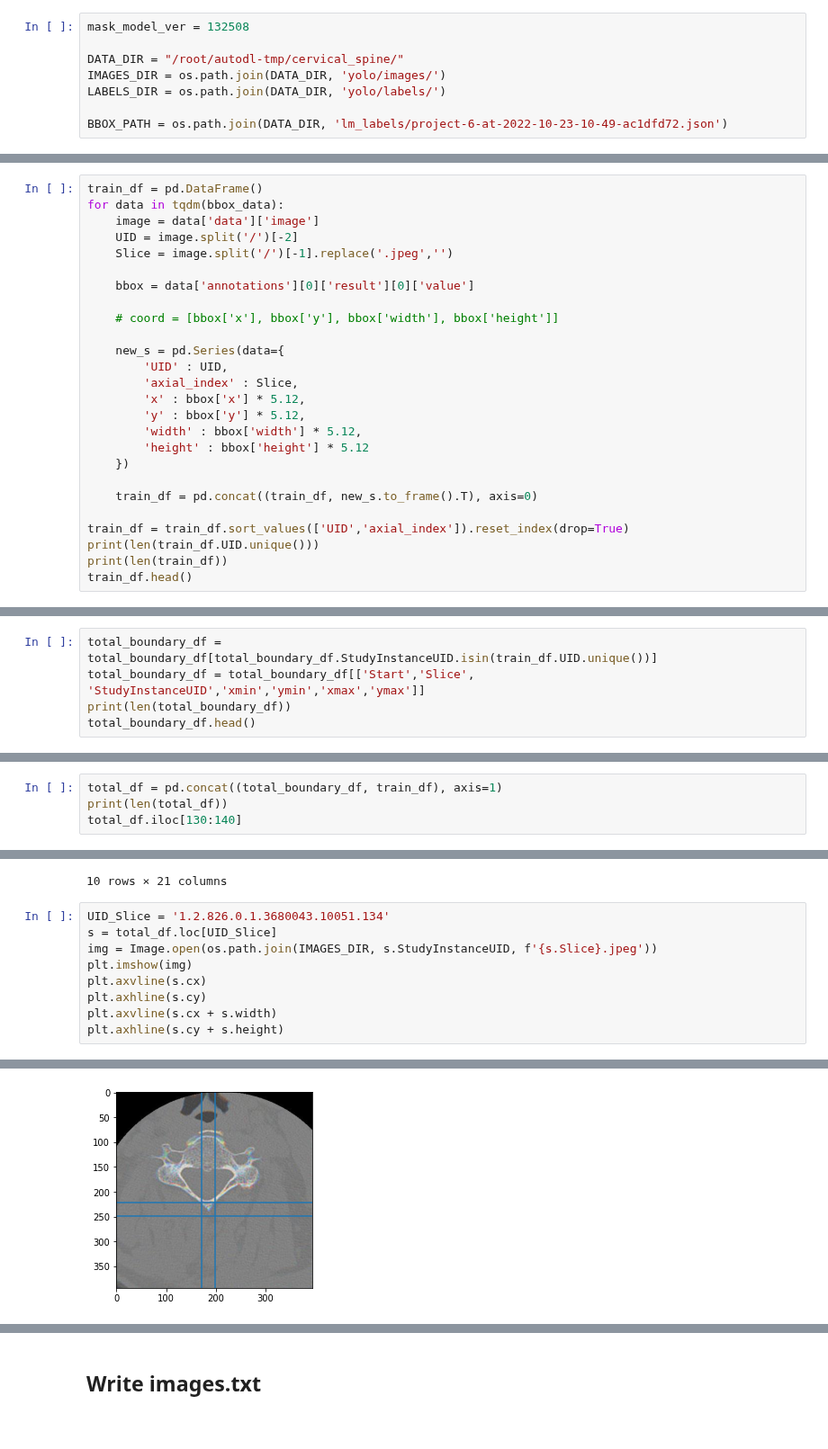
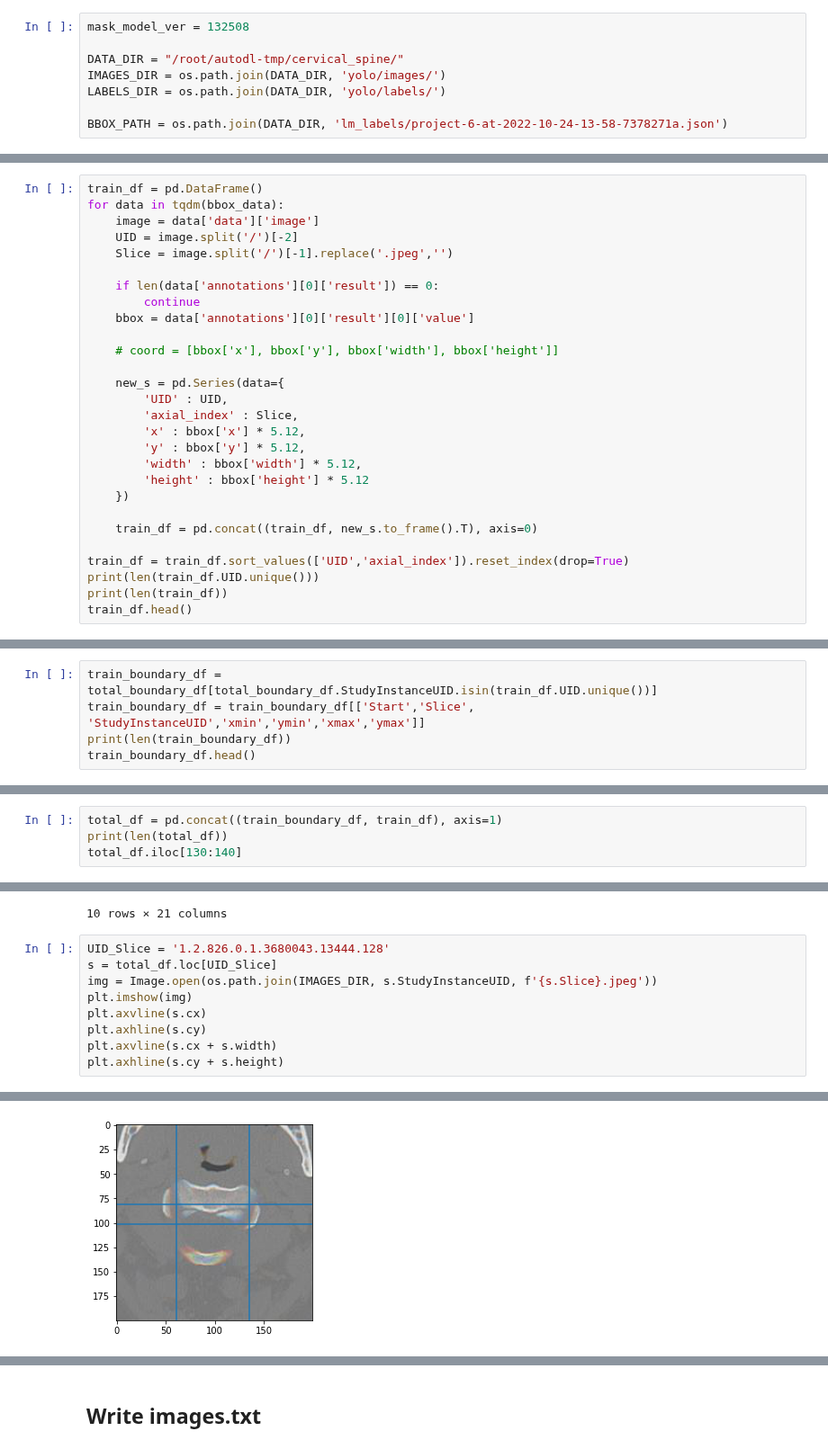
Before and after one commit to ghty011/cervical_spine, a Jupyter notebook: final/generate_yolo_labels.ipynb, the cells around one changed output, grey strips where cells are left out. Shown at 90% size. Saved outputs shown, nothing was run; the diff lists cells and outputs as text.

```diff
--- a/final/generate_yolo_labels.ipynb
+++ b/final/generate_yolo_labels.ipynb
@@ -15,7 +15,7 @@ DATA_DIR = "/root/autodl-tmp/cervical_spine/"
 IMAGES_DIR = os.path.join(DATA_DIR, 'yolo/images/')
 LABELS_DIR = os.path.join(DATA_DIR, 'yolo/labels/')
 
-BBOX_PATH = os.path.join(DATA_DIR, 'lm_labels/project-6-at-2022-10-23-10-49-ac1dfd72.json')
+BBOX_PATH = os.path.join(DATA_DIR, 'lm_labels/project-6-at-2022-10-24-13-58-7378271a.json')
 # %%
 with open(BBOX_PATH) as json_file:
     bbox_data = json.load(json_file)
@@ -30,6 +30,8 @@ for data in tqdm(bbox_data):
     UID = image.split('/')[-2]
     Slice = image.split('/')[-1].replace('.jpeg','')
 
+    if len(data['annotations'][0]['result']) == 0:
+        continue
     bbox = data['annotations'][0]['result'][0]['value']
 
     # coord = [bbox['x'], bbox['y'], bbox['width'], bbox['height']]
@@ -88,10 +90,10 @@ total_boundary_df.head()
 | 1.2.826.0.1.3680043.10001.3 | 1.2.826.0.1.3680043.10001 | 3 | 0 | 0.253906 | 0.0 | 0.0 | 512.0 | 512.0 |
 | 1.2.826.0.1.3680043.10001.4 | 1.2.826.0.1.3680043.10001 | 4 | 0 | 0.253906 | 0.0 | 0.0 | 512.0 | 512.0 |
 # %%
-total_boundary_df = total_boundary_df[total_boundary_df.StudyInstanceUID.isin(train_df.UID.unique())]
-total_boundary_df = total_boundary_df[['Start','Slice', 'StudyInstanceUID','xmin','ymin','xmax','ymax']]
-print(len(total_boundary_df))
-total_boundary_df.head()
+train_boundary_df = total_boundary_df[total_boundary_df.StudyInstanceUID.isin(train_df.UID.unique())]
+train_boundary_df = train_boundary_df[['Start','Slice', 'StudyInstanceUID','xmin','ymin','xmax','ymax']]
+print(len(train_boundary_df))
+train_boundary_df.head()
 # %% [output]
 77339
 |  | Start | Slice | StudyInstanceUID | xmin | ymin | xmax | ymax |
@@ -102,7 +104,7 @@ total_boundary_df.head()
 | 1.2.826.0.1.3680043.10051.3 | 0 | 3 | 1.2.826.0.1.3680043.10051 | 0.0 | 0.0 | 512.0 | 512.0 |
 | 1.2.826.0.1.3680043.10051.4 | 0 | 4 | 1.2.826.0.1.3680043.10051 | 0.0 | 0.0 | 512.0 | 512.0 |
 # %%
-total_df = pd.concat((total_boundary_df, train_df), axis=1)
+total_df = pd.concat((train_boundary_df, train_df), axis=1)
 print(len(total_df))
 total_df.iloc[130:140]
 # %% [output]
@@ -145,16 +147,16 @@ total_df.iloc[130:140]
 | 1.2.826.0.1.3680043.10051.139 | 0 | 139 | 1.2.826.0.1.3680043.10051 | 31.076729 | 0.0 | 424.923271 | 393.846542 | 1.2.826.0.1.3680043.10051 | 139.0 | ... |
 10 rows × 21 columns
 # %%
-UID_Slice = '1.2.826.0.1.3680043.10051.134'
+UID_Slice = '1.2.826.0.1.3680043.13444.128'
 s = total_df.loc[UID_Slice]
 img = Image.open(os.path.join(IMAGES_DIR, s.StudyInstanceUID, f'{s.Slice}.jpeg'))
 plt.imshow(img)
 plt.axvline(s.cx)
 plt.axhline(s.cy)
 plt.axvline(s.cx + s.width)
 plt.axhline(s.cy + s.height)
 # %% [output]
 <matplotlib.lines.Line2D at 0x...>
-[figure, old version]
+[figure, new version]
 # %%
 total_df['img_path'] = IMAGES_DIR + total_df['StudyInstanceUID'] + '/' + total_df['Slice'].astype('string') + '.jpeg'
```
Also changed, not shown: parts of 18 cells of this notebook.
